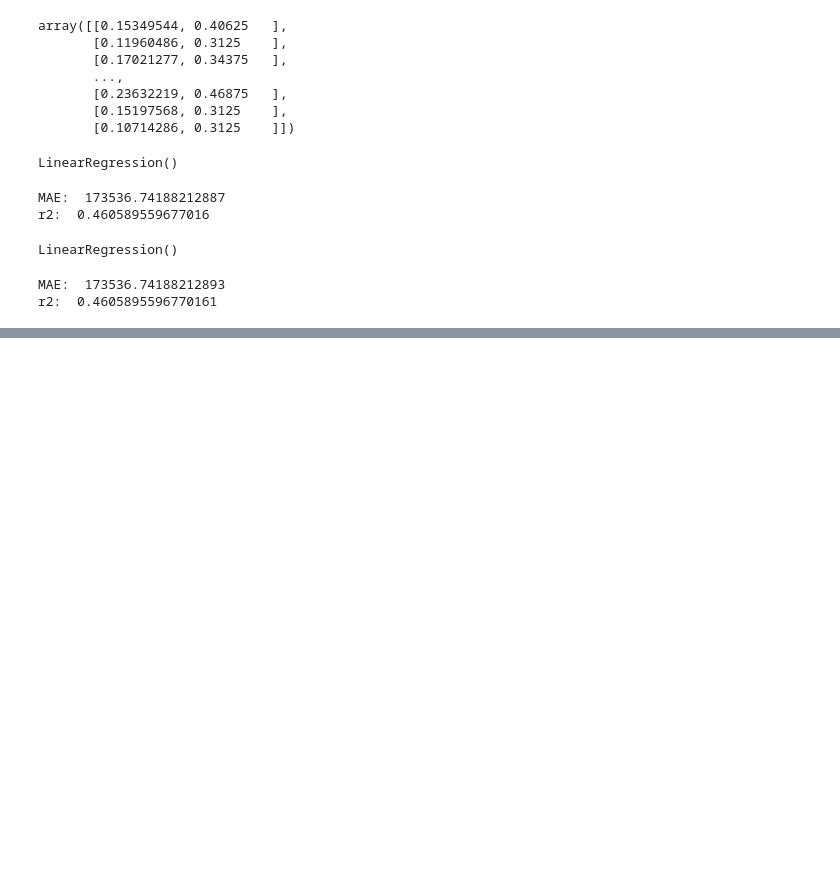
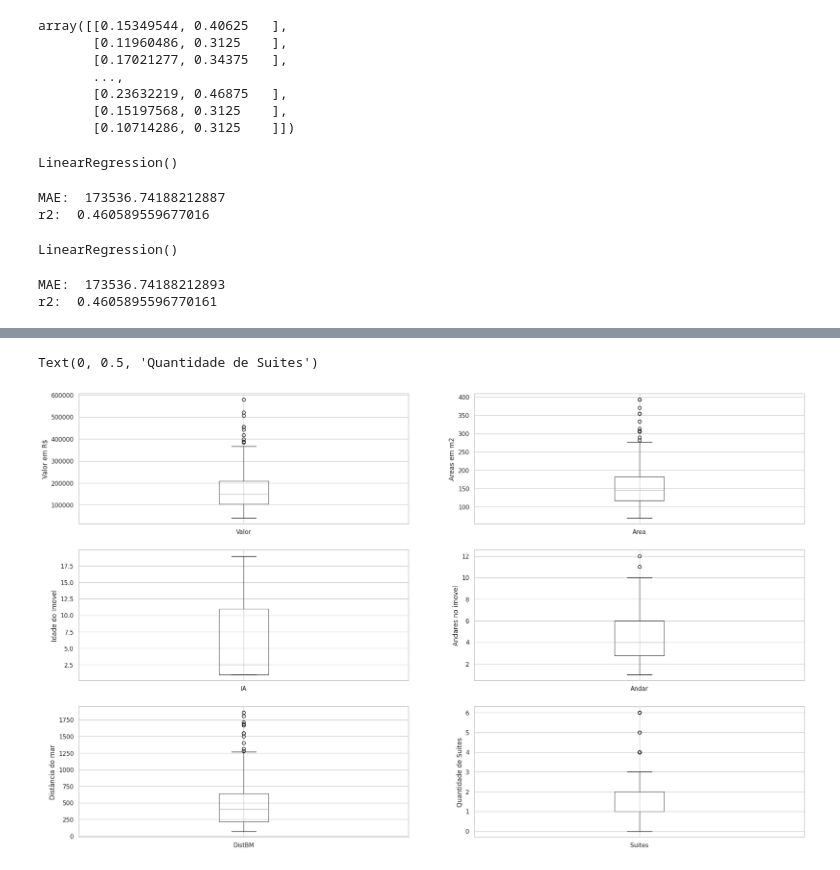
Before and after one commit to aloisiok1/Machine-Learning-com-Python, a Jupyter notebook: Machine_Learning_com_python.ipynb, the cells around one changed output, grey strips where cells are left out. Cells and saved outputs as stored; diff of their text form; code cells hidden in the pictures; blank space fills up the shorter version.

```diff
--- a/Machine_Learning_com_python.ipynb
+++ b/Machine_Learning_com_python.ipynb
@@ -1351,0 +1433,35 @@ r2:  0.4605895596770161
+# %%
+plt.figure(figsize=(24,20))
+
+plt.subplot(4,2,1)
+fig = imoveis.boxplot(column = "Valor")
+fig.set_title("")
+fig.set_ylabel("Valor em R$")
+
+plt.subplot(4,2,2)
+fig = imoveis.boxplot(column = "Area")
+fig.set_title("")
+fig.set_ylabel("Areas em m2")
+
+plt.subplot(4,2,3)
+fig = imoveis.boxplot(column = "IA")
+fig.set_title("")
+fig.set_ylabel("Idade do Imovel")
+
+plt.subplot(4,2,4)
+fig = imoveis.boxplot(column = "Andar")
+fig.set_title("")
+fig.set_ylabel("Andares no imovel")
+
+plt.subplot(4,2,5)
+fig = imoveis.boxplot(column = "DistBM")
+fig.set_title("")
+fig.set_ylabel("Distância do mar")
+
+plt.subplot(4,2,6)
+fig = imoveis.boxplot(column = "Suites")
+fig.set_title("")
+fig.set_ylabel("Quantidade de Suites")
+# %% [output]
+Text(0, 0.5, 'Quantidade de Suites')
+[figure, added]
```
Also changed, not shown: parts of 17 cells of this notebook, 2 other files.
